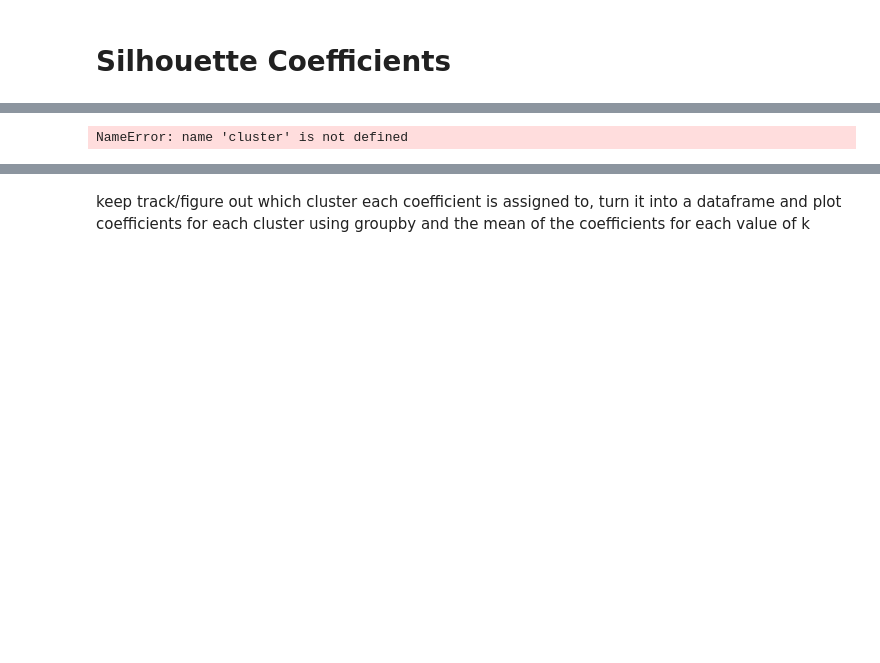
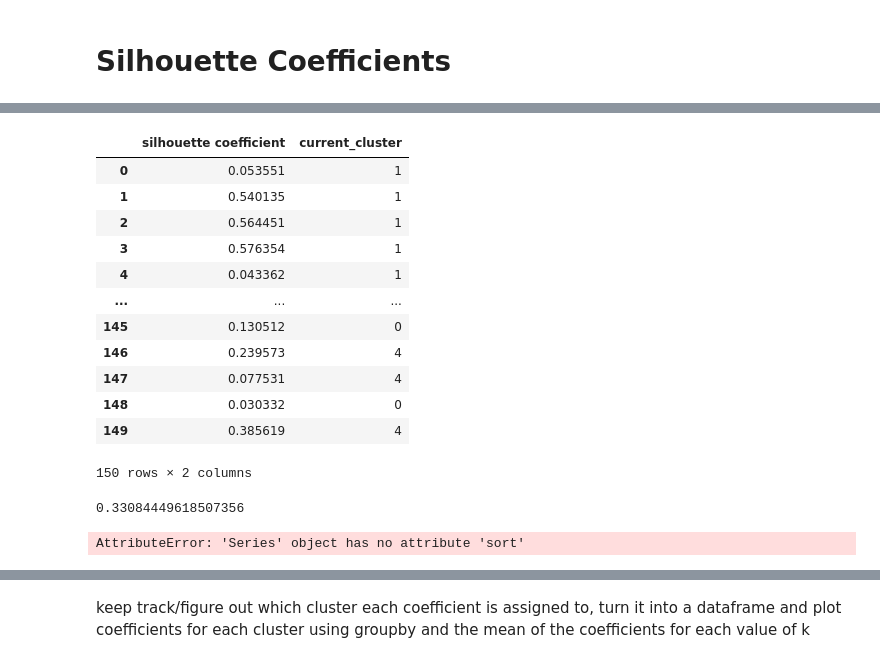
Before and after one commit to michaeledge27/CSCI290, a Jupyter notebook: notebooks/kMeansClustering.ipynb, the cells around one changed output, grey strips where cells are left out. Cells and saved outputs as stored; diff of their text form; code cells hidden in the pictures; blank space fills up the shorter version.

```diff
--- a/notebooks/kMeansClustering.ipynb
+++ b/notebooks/kMeansClustering.ipynb
@@ -354,4 +367,33 @@ def assign_silhouette_to_clusters(df, silhouette_scores):
 # %%
-sil_score = get_silhouette_coefficients(df)
+new_df = get_silhouette_coefficients(df)
+new_df
 # %% [output]
+|  | silhouette coefficient | current_cluster |
+| 0 | 0.053551 | 1 |
+| 1 | 0.540135 | 1 |
+| 2 | 0.564451 | 1 |
+| 3 | 0.576354 | 1 |
+| 4 | 0.043362 | 1 |
+| ... | ... | ... |
+| 145 | 0.130512 | 0 |
+| 146 | 0.239573 | 4 |
+| 147 | 0.077531 | 4 |
+| 148 | 0.030332 | 0 |
+| 149 | 0.385619 | 4 |
-NameError: name 'cluster' is not defined
+150 rows × 2 columns
+# %%
+silhouette_score = np.mean(new_df['silhouette coefficient'])
+silhouette_score
+# %% [output]
+0.33084449618507356
+# %%
+centroids = initialize_centroids(df, 3)
+clustered_df = get_cluster(df, centroids, plot=False)
+new_df = get_silhouette_coefficients(clustered_df)
+silhouette_score = np.mean(new_df['silhouette coefficient'])
+coefficients = new_df['silhouette coefficient']
+c_cluster = new_df['current_cluster']
+coefficients.sort()
+plt.plot(coefficients)
+# %% [output]
+AttributeError: 'Series' object has no attribute 'sort'
```
Also changed, not shown: parts of 18 cells of this notebook.
